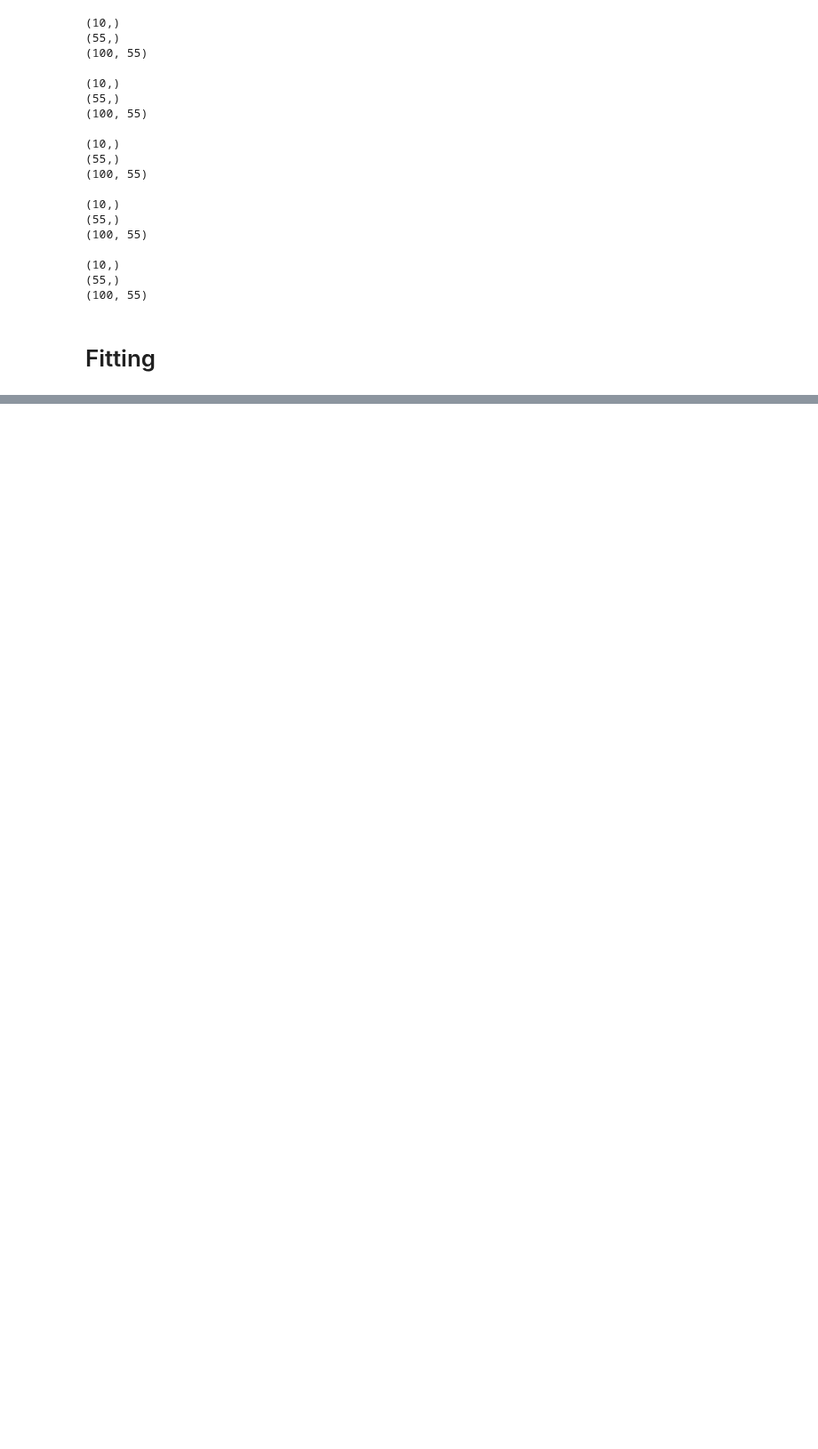
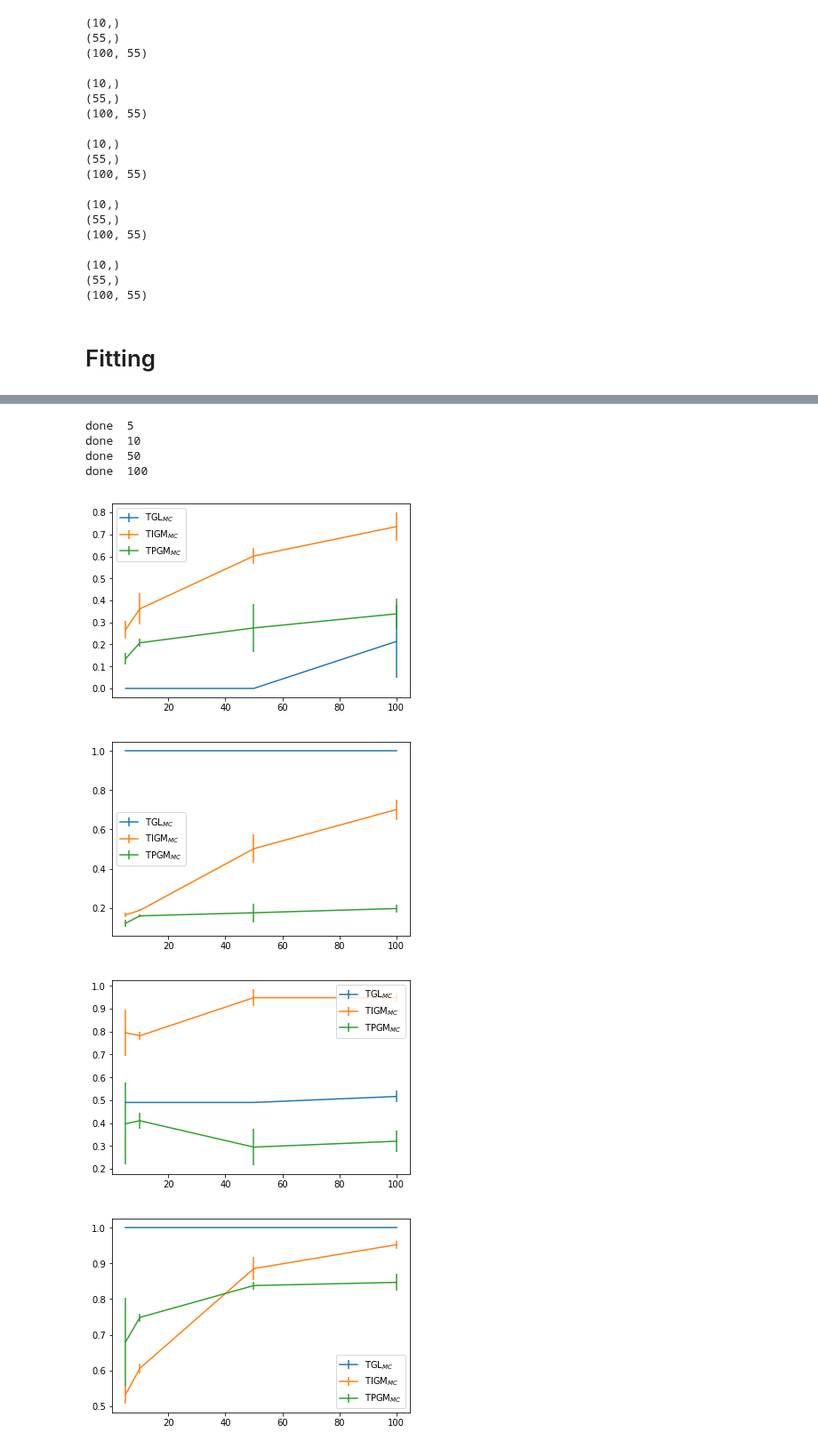
Before and after one commit to fdtomasi/regain, a Jupyter notebook: notebooks/kernel/Multi class kernel use.ipynb, the cells around one changed output, grey strips where cells are left out. Shown at 89% size. Drawn from its saved outputs; the diff is of its cells as text; code cells hidden in the pictures; blank space fills up the shorter version.

```diff
--- a/notebooks/kernel/Multi class kernel use.ipynb
+++ b/notebooks/kernel/Multi class kernel use.ipynb
@@ -128,7 +128,7 @@ def multi_class_kernel(n_classes=5, beta=1):
     np.fill_diagonal(kernel, 1)
     return kernel
 # %%
-kernel = multi_class_kernel(beta=0.5)
+kernel = multi_class_kernel(beta=10)
 # %% [markdown]
 # Fitting
 # %%
@@ -136,0 +207,30 @@ from regain.generalized_linear_mode
+# %%
+tglk = KernelTimeGraphicalLasso(alpha=8, kernel=kernel, psi='l2')
+tigmk = TemporalIsingModel(alpha=8, kernel=kernel, psi='l2')
+tpgmk = TemporalPoissonModel(alpha=8, kernel=kernel, psi='l2')
+
+from sklearn.model_selection import StratifiedShuffleSplit
+import warnings
+
+warnings.simplefilter('ignore')
+sizes = [5, 10, 50, 100]
+res_g2 = {s:[] for s in sizes}
+res_i2 = {s:[] for s in sizes}
+res_p2 = {s:[] for s in sizes}
+for s in sizes:
+    sss = StratifiedShuffleSplit(n_splits=3, train_size=s)
+    for train, _ in sss.split(res['gaussian']['X'],res['gaussian']['y']):
+        tglk.fit(res['gaussian']['X'][train, :],res['gaussian']['y'][train])
+        res_g2[s].append(tglk.precision_)
+
+        tigmk.fit(res['ising']['X'][train, :],res['ising']['y'][train])
+        res_i2[s].append(tigmk.precision_)
+
+        tpgmk.fit(res['poisson']['X'][train, :],res['poisson']['y'][train])
+        res_p2[s].append(tpgmk.precision_)
+    print("done ",s )
+# %% [output]
+done  5
+done  10
+done  50
+done  100
@@ -136,0 +275,14 @@ from regain.generalized_linear_mode
+# %%
+import matplotlib.pyplot as plt
+
+for s in scores:
+    plt.errorbar(sizes, means_g[s], yerr=std_g[s],label=r'TGL$_{MC}$')
+    plt.errorbar(sizes, means_i[s], yerr=std_i[s],label=r'TIGM$_{MC}$')
+    plt.errorbar(sizes, means_p[s], yerr=std_p[s],label=r'TPGM$_{MC}$')
+    plt.legend()
+    plt.show()
+# %% [output]
+[figure, added]
+[figure, added]
+[figure, added]
+[figure, added]
```
Also changed, not shown: parts of 5 cells of this notebook, 5 other files.
